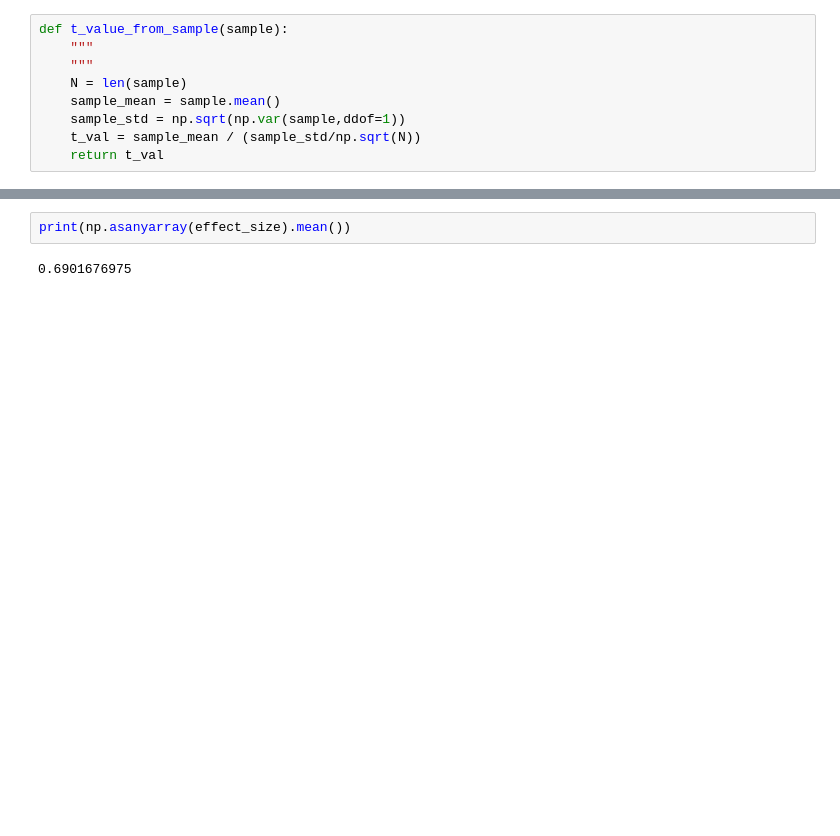
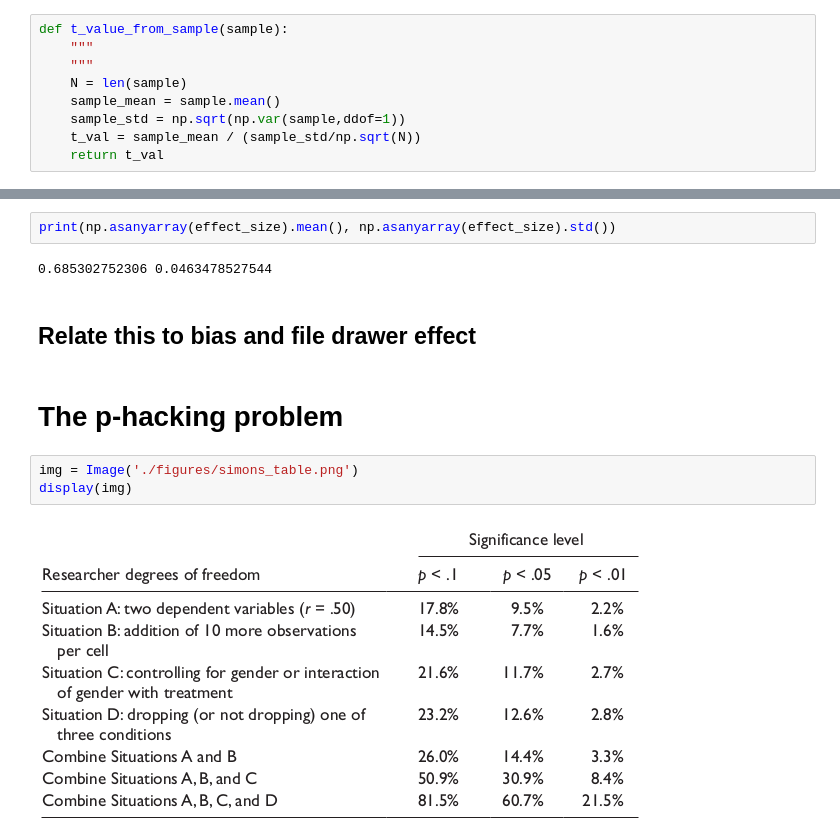
Before and after one commit to yukaizou2015/module-stats, a Jupyter notebook: notebooks/evil-p.ipynb, the cells around one changed output, grey strips where cells are left out. Drawn from its saved outputs; the diff is of its cells as text; blank space fills up the shorter version.

```diff
--- a/notebooks/evil-p.ipynb
+++ b/notebooks/evil-p.ipynb
@@ -92,4 +96,13 @@ effect_size
 # %%
-print(np.asanyarray(effect_size).mean())
+print(np.asanyarray(effect_size).mean(), np.asanyarray(effect_size).std())
 # %% [output]
-0.6901676975
+0.685302752306 0.0463478527544
+# %% [markdown]
+## Relate this to bias and file drawer effect
+# %% [markdown]
+# The p-hacking problem
+# %%
+img = Image('./figures/simons_table.png')
+display(img)
+# %% [output]
+[figure, added]
```
Also changed, not shown: parts of 23 cells of this notebook, 2 other files.
